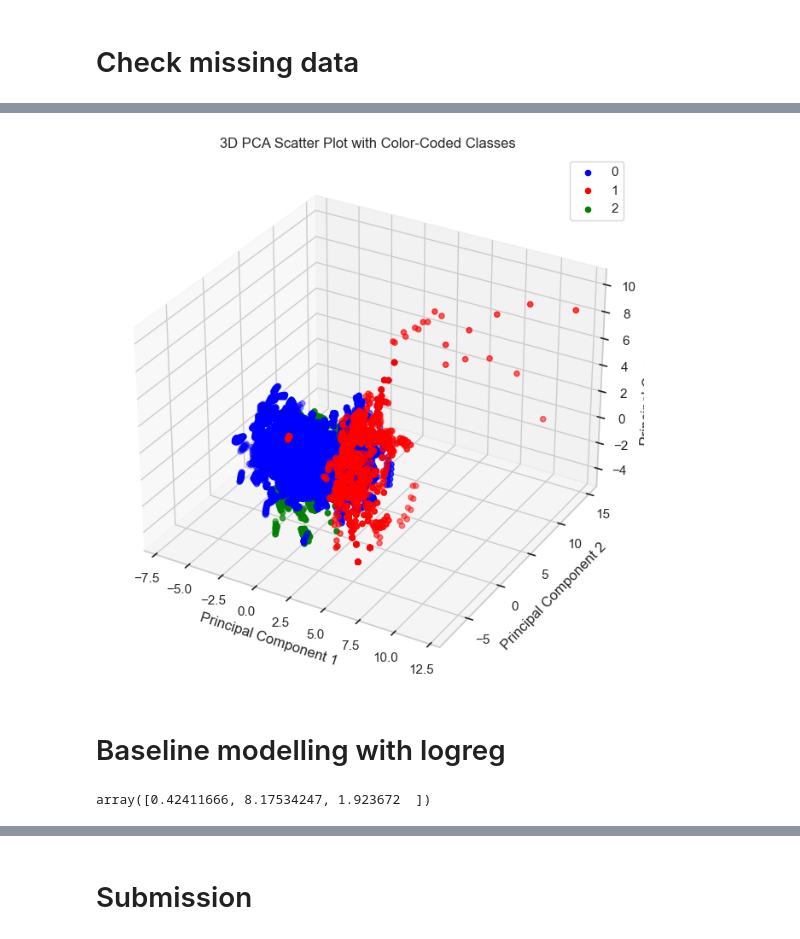
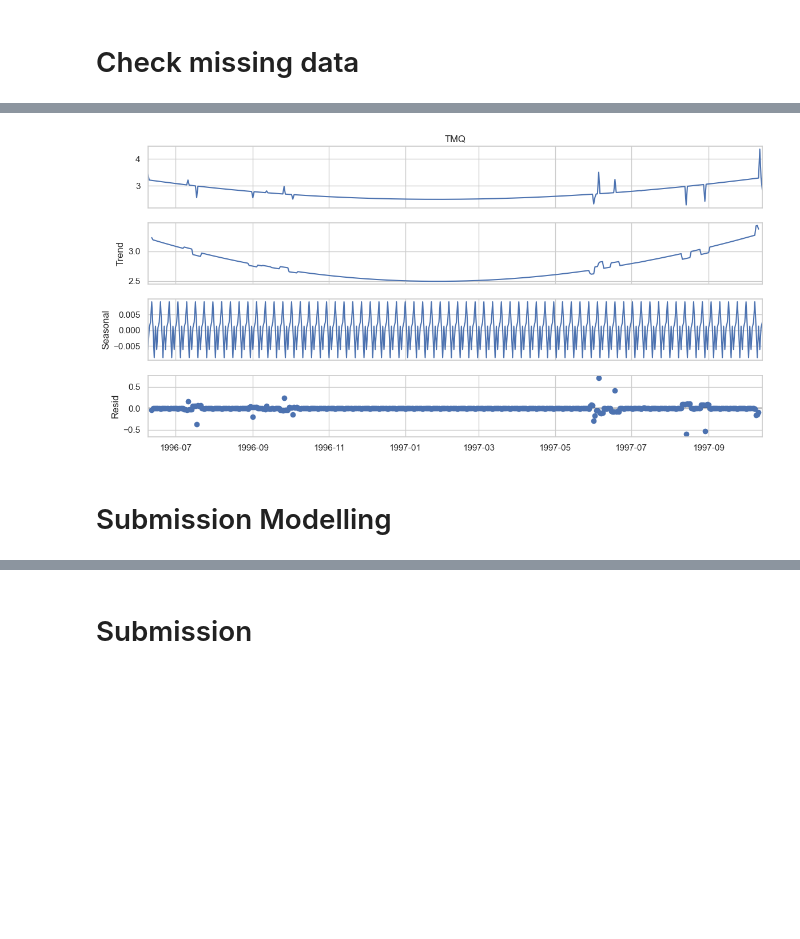
Before and after one commit to theAayushbajaj/ClimateNet_kaggle, a Jupyter notebook: 01_eda.ipynb, the cells around one changed output, grey strips where cells are left out. Saved outputs shown, nothing was run; the diff lists cells and outputs as text; code cells hidden in the pictures; blank space fills up the shorter version.

```diff
--- a/01_eda.ipynb
+++ b/01_eda.ipynb
@@ -244,51 +131,0 @@ plt.show()
-# %%
-# Load your data into a Pandas DataFrame
-# df = pd.read_csv('your_dataset.csv')
-
-# Extract the columns you want to include in the PCA
-columns_for_pca = ['TMQ', 'U850', 'V850', 'UBOT', 'VBOT', 'QREFHT', 'PS', 'PSL', 'T200']
-
-# Select the data for PCA
-data_for_pca = df[columns_for_pca]
-
-data_for_pca = (data_for_pca - data_for_pca.mean())/data_for_pca.std()
-# Standardize the data (important for PCA)
-scaler = StandardScaler()
-data_for_pca_standardized = scaler.fit_transform(data_for_pca)
-
-# Perform PCA to reduce dimensions
-n_components = 3  # We now want 3 components
-pca = PCA(n_components=n_components)
-pca_result = pca.fit_transform(data_for_pca_standardized)
-
-# Create a new DataFrame with PCA results
-pca_df = pd.DataFrame(data=pca_result, columns=['PC1', 'PC2', 'PC3'])  # Modify column names as needed
-
-# Add the "label" column to the PCA DataFrame
-pca_df['label'] = df['Label']
-
-# Define colors for each class
-colors = {
-    0: 'blue',
-    1: 'red',
-    2: 'green'
-}
-
-# Create a 3D scatter plot
-fig = plt.figure(figsize=(10, 8))
-ax = fig.add_subplot(111, projection='3d')
-
-for label, color in colors.items():
-    subset = pca_df[pca_df['label'] == label]
-    ax.scatter(subset['PC1'], subset['PC2'], subset['PC3'], label=label, c=color)
-
-ax.set_title('3D PCA Scatter Plot with Color-Coded Classes')
-ax.set_xlabel('Principal Component 1')
-ax.set_ylabel('Principal Component 2')
-ax.set_zlabel('Principal Component 3')
-ax.legend()
-plt.show()
-# %% [output]
-[figure, removed]
-# %% [markdown]
-# Baseline modelling with logreg
@@ -302,4 +131,0 @@ class_weights = {i : class_weight[i] for i in range(0, len(class_weight))}
-# %%
-class_weight
-# %% [output]
-array([0.42411666, 8.17534247, 1.923672  ])
@@ -313 +132,19 @@ X_train, X_test, y_train, y_test = train_test_split(X, y, test_size=0.2, random_
+# %%
+plt.rc('figure', figsize=(12, 6))
+plt.rc('font', size=15)
+
+data = df[(df.index.year.isin([1996,1997]))]
+mean_resampled_data = data.resample('D').mean()
+std_resampled_data = data.resample('D').std()
+
+standardized_data = mean_resampled_data / std_resampled_data
+
+# Handle any missing data
+standardized_data = standardized_data.interpolate(method='spline', order=3)
+result = seasonal_decompose(standardized_data['TMQ'], model='additive')
+fig = result.plot()
+# %% [output]
+[figure, added]
+# %% [markdown]
+# Submission Modelling
 # %%
```
Also changed, not shown: parts of 34 cells of this notebook, 13 other files.
